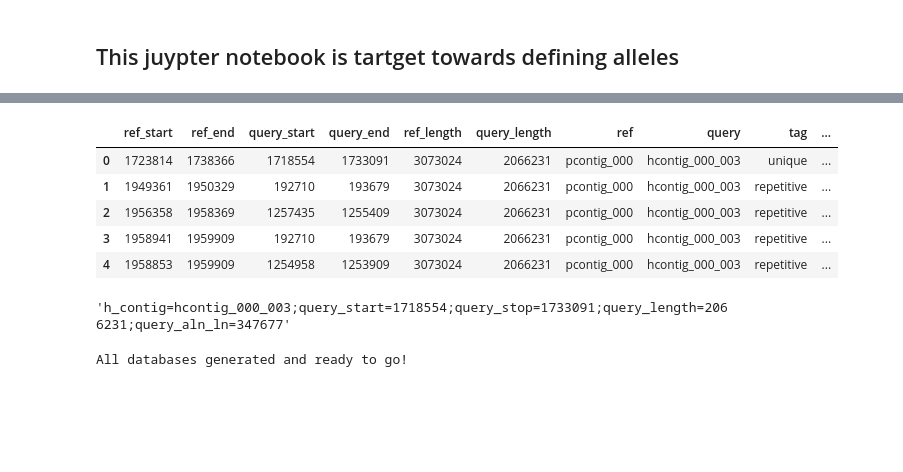
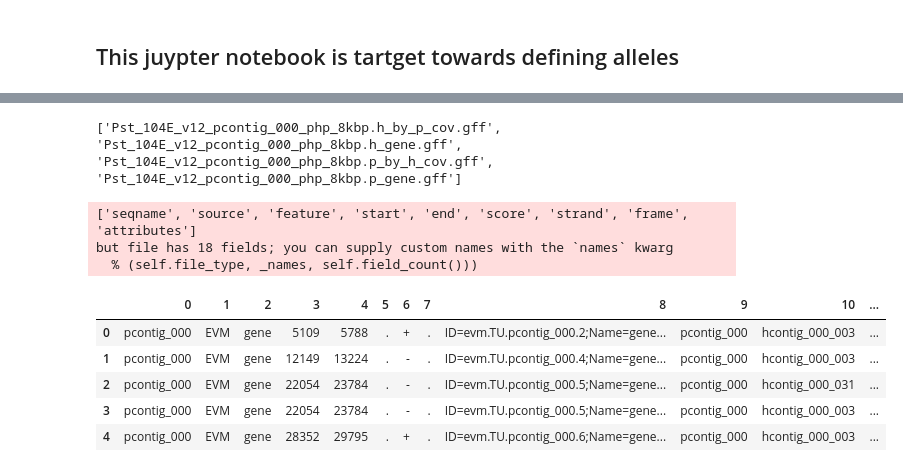
Before and after one commit to BenjaminSchwessinger/Pst_104E_analysis, a Jupyter notebook: Pst_104E_v12_defining_alleles.ipynb, the cells around one changed output, grey strips where cells are left out. Drawn from its saved outputs; the diff is of its cells as text; code cells hidden in the pictures; blank space fills up the shorter version.

Commit message:
more work on alleles done. Should have tracked better

```diff
--- a/Pst_104E_v12_defining_alleles.ipynb
+++ b/Pst_104E_v12_defining_alleles.ipynb
@@ -128,9 +283,38 @@ tmp_df['attribute'] = tmp_df.apply(lambda row: att_column(row['query'],row['quer
+# %%
+for out_folder in out_folders:
+    tmp_folder_content = os.listdir(out_folder)
+    tmp_p_gene_gff = [os.path.join(out_folder, x) for x in tmp_folder_content if x.endswith('p_gene.gff') ][0]
+    tmp_p_gene_bed = pybedtools.BedTool(tmp_p_gene_gff).remove_invalid().saveas()
+    tmp_p_by_h_gff = [os.path.join(out_folder, x) for x in tmp_folder_content if x.endswith('p_by_h_cov.gff') ][0]
+    tmp_p_by_h_bed = pybedtools.BedTool(tmp_p_by_h_gff).remove_invalid().saveas()
+    #generate a bed intersect
+    p_gene_and_p_by_h = tmp_p_gene_bed.intersect(tmp_p_by_h_bed, wb=True)
+    #turn this into a dataframe
+    p_gene_and_p_by_h_df = p_gene_and_p_by_h.to_dataframe()
+    p_gene_and_p_by_h_df['p_gene'] = p_gene_and_p_by_h_df[8].str.extract(r'ID=([^;]*);')
+    p_gene_and_p_by_h_df['p_protein'] = p_gene_and_p_by_h_df['p_gene'].str.replace('TU', 'model')
+    #safe this in the same folder as dataframe
+    p_gene_and_p_by_h_df.to_csv(tmp_p_gene_gff.replace('p_gene.gff', 'gene_haplotig_intersect.df'), sep='\t' )
+    print(os.listdir(out_folder))
+# %% [output]
+['Pst_104E_v12_pcontig_000_php_8kbp.h_by_p_cov.gff', 'Pst_104E_v12_pcontig_000_php_8kbp.h_gene.gff', 'Pst_104E_v12_pcontig_000_php_8kbp.p_by_h_cov.gff', 'Pst_104E_v12_pcontig_000_php_8kbp.p_gene.gff']
+# %%
+p_gene_and_p_by_h = tmp_p_gene_bed.intersect(tmp_p_by_h_bed, wb=True)
+# %%
+p_gene_and_p_by_h_df = p_gene_and_p_by_h.to_dataframe()
+# %% [output]
+['seqname', 'source', 'feature', 'start', 'end', 'score', 'strand', 'frame', 'attributes']
+but file has 18 fields; you can supply custom names with the `names` kwarg
+  % (self.file_type, _names, self.field_count()))
+# %%
+p_gene_and_p_by_h_df['p_gene'] = p_gene_and_p_by_h_df[8].str.extract(r'ID=([^;]*);')
+p_gene_and_p_by_h_df['p_protein'] = p_gene_and_p_by_h_df['p_gene'].str.replace('TU', 'model')
 # %%
-tmp_df.head()
+p_gene_and_p_by_h_df.head()
 # %% [output]
-|  | ref_start | ref_end | query_start | query_end | ref_length | query_length | ref | query | tag | ... |
-| 0 | 1723814 | 1738366 | 1718554 | 1733091 | 3073024 | 2066231 | pcontig_000 | hcontig_000_003 | unique | ... |
-| 1 | 1949361 | 1950329 | 192710 | 193679 | 3073024 | 2066231 | pcontig_000 | hcontig_000_003 | repetitive | ... |
-| 2 | 1956358 | 1958369 | 1257435 | 1255409 | 3073024 | 2066231 | pcontig_000 | hcontig_000_003 | repetitive | ... |
-| 3 | 1958941 | 1959909 | 192710 | 193679 | 3073024 | 2066231 | pcontig_000 | hcontig_000_003 | repetitive | ... |
-| 4 | 1958853 | 1959909 | 1254958 | 1253909 | 3073024 | 2066231 | pcontig_000 | hcontig_000_003 | repetitive | ... |
+|  | 0 | 1 | 2 | 3 | 4 | 5 | 6 | 7 | 8 | 9 | 10 | ... |
+| 0 | pcontig_000 | EVM | gene | 5109 | 5788 | . | + | . | ID=evm.TU.pcontig_000.2;Name=gene... | pcontig_000 | hcontig_000_003 | ... |
+| 1 | pcontig_000 | EVM | gene | 12149 | 13224 | . | - | . | ID=evm.TU.pcontig_000.4;Name=gene... | pcontig_000 | hcontig_000_003 | ... |
+| 2 | pcontig_000 | EVM | gene | 22054 | 23784 | . | - | . | ID=evm.TU.pcontig_000.5;Name=gene... | pcontig_000 | hcontig_000_031 | ... |
+| 3 | pcontig_000 | EVM | gene | 22054 | 23784 | . | - | . | ID=evm.TU.pcontig_000.5;Name=gene... | pcontig_000 | hcontig_000_003 | ... |
+| 4 | pcontig_000 | EVM | gene | 28352 | 29795 | . | + | . | ID=evm.TU.pcontig_000.6;Name=gene... | pcontig_000 | hcontig_000_003 | ... |
@@ -139,25 +320,0 @@ tmp_gff_df = tmp_df.loc[:, ['ref','query', 'feature','ref_start','ref_end', 'ali
-# %%
-tmp_gff_df.iloc[0,8]
-# %% [output]
-'h_contig=hcontig_000_003;query_start=1718554;query_stop=1733091;query_length=2066231;query_aln_ln=347677'
-# %%
-#generate the blast databases if not already present
-os.chdir(BLAST_DB)
-blast_dir_content = os.listdir(BLAST_DB)
-for x in blast_dir_content:
-    if x.endswith('.fa') and ({os.path.isfile(x + e) for e in ['.psq', '.phr', '.pin'] } != {True}\
-           and {os.path.isfile(x + e) for e in ['.nin', '.nhr', '.nsq'] } != {True} ):
-
-        make_DB_options = ['-in']
-        make_DB_options.append(x)
-        make_DB_options.append('-dbtype')
-        if 'protein' in x:
-            make_DB_options.append('prot')
-        else:
-            make_DB_options.append('nucl')
-        make_DB_command = 'makeblastdb %s' % ' '.join(make_DB_options)
-        make_DB_stderr = subprocess.check_output(make_DB_command, shell=True, stderr=subprocess.STDOUT)
-        print('%s is done!' % make_DB_command)
-print("All databases generated and ready to go!")
-# %% [output]
-All databases generated and ready to go!
```
Also changed, not shown: parts of 34 cells of this notebook.
